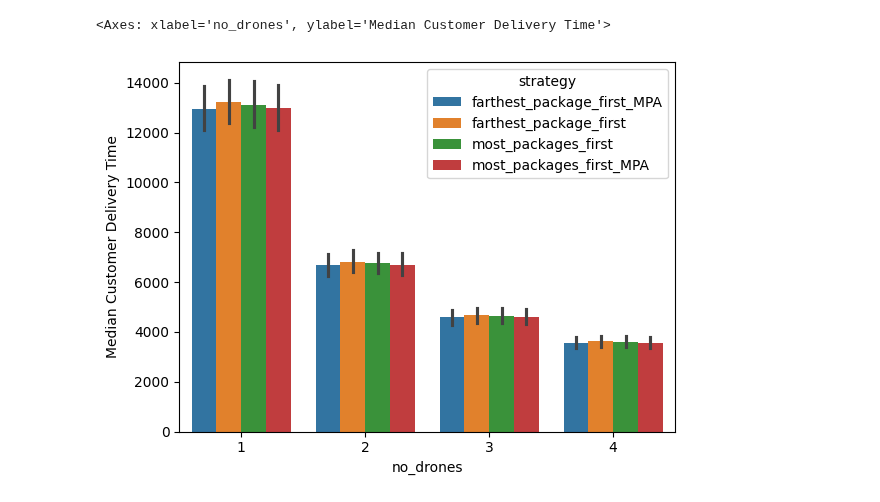
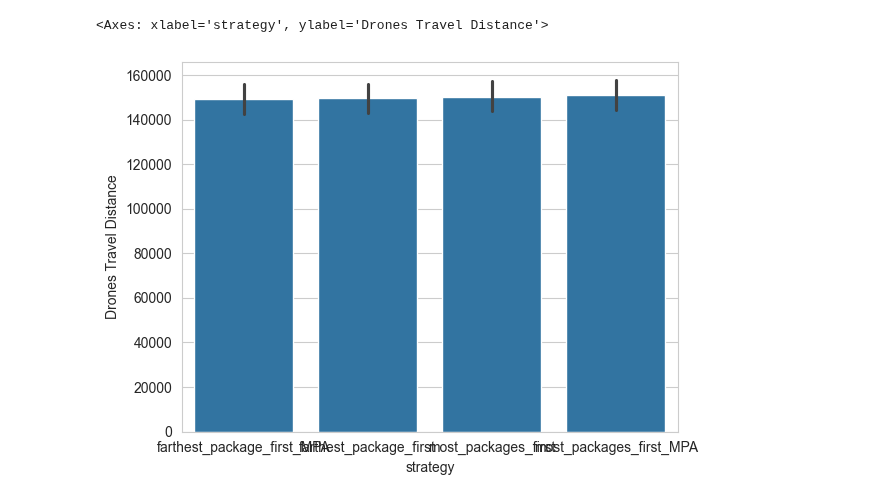
Before and after one commit to olabolola/uav-optimisation-research, a Jupyter notebook: notebooks/analyse.ipynb, the cells around one changed output. Saved outputs shown, nothing was run; the diff lists cells and outputs as text; code cells hidden in the pictures.

```diff
--- a/notebooks/analyse.ipynb
+++ b/notebooks/analyse.ipynb
@@ -3,5 +3,8 @@ import matplotlib.pyplot as plt
 import numpy as np
 import pandas as pd
 import seaborn as sns
+
+# Set the style for seaborn
+sns.set_style("whitegrid")
 # %%
-df = pd.read_csv('../results/parallel/results.csv')
+df = pd.read_csv("updated_results.csv")
@@ -26,5 +11,5 @@ Index(['strategy', 'scenario_id', 'no_drones', 'drone_capacity',
 # %%
-sns.barplot(data=df, x='no_drones', y='Median Customer Delivery Time', hue='strategy')
+sns.barplot(data=df, y="Drones Travel Distance", x="strategy")
 # %% [output]
-<Axes: xlabel='no_drones', ylabel='Median Customer Delivery Time'>
+<Axes: xlabel='strategy', ylabel='Drones Travel Distance'>
-[figure, old version]
+[figure, new version]
```
Also changed, not shown: parts of 4 cells of this notebook, 11 other files.
